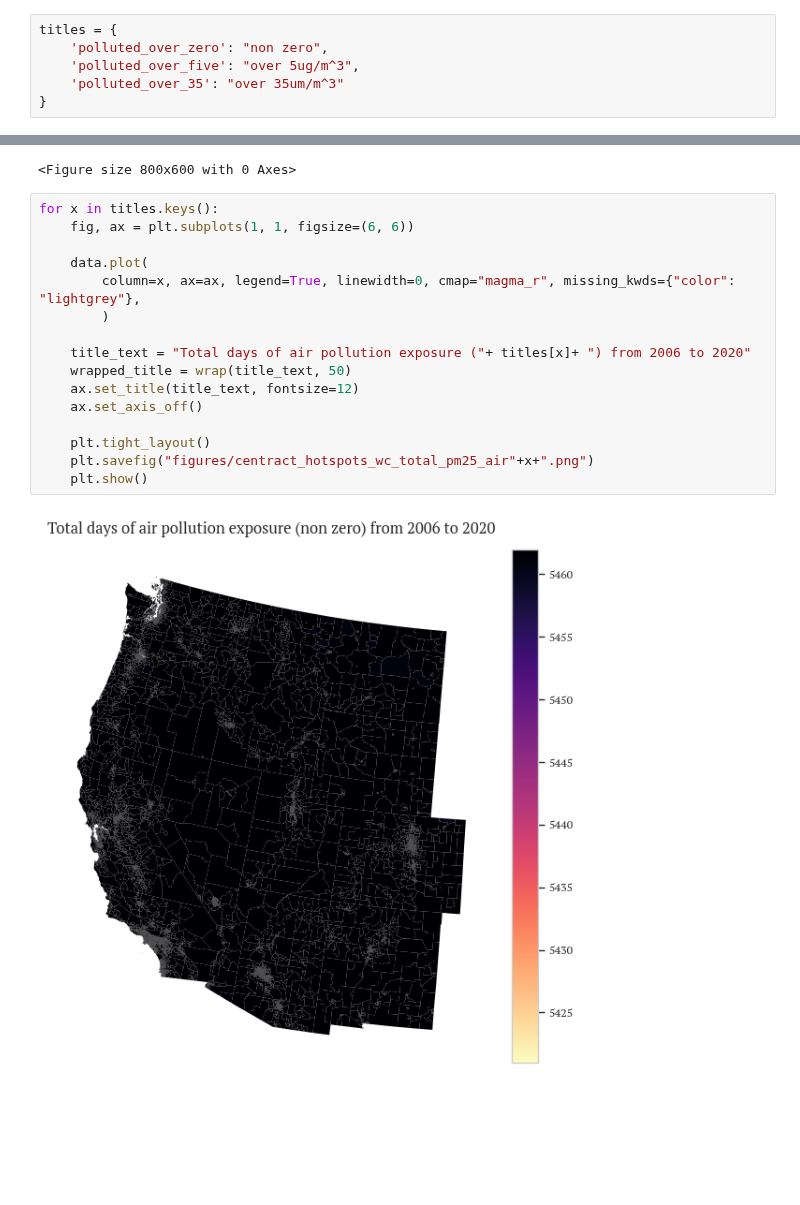
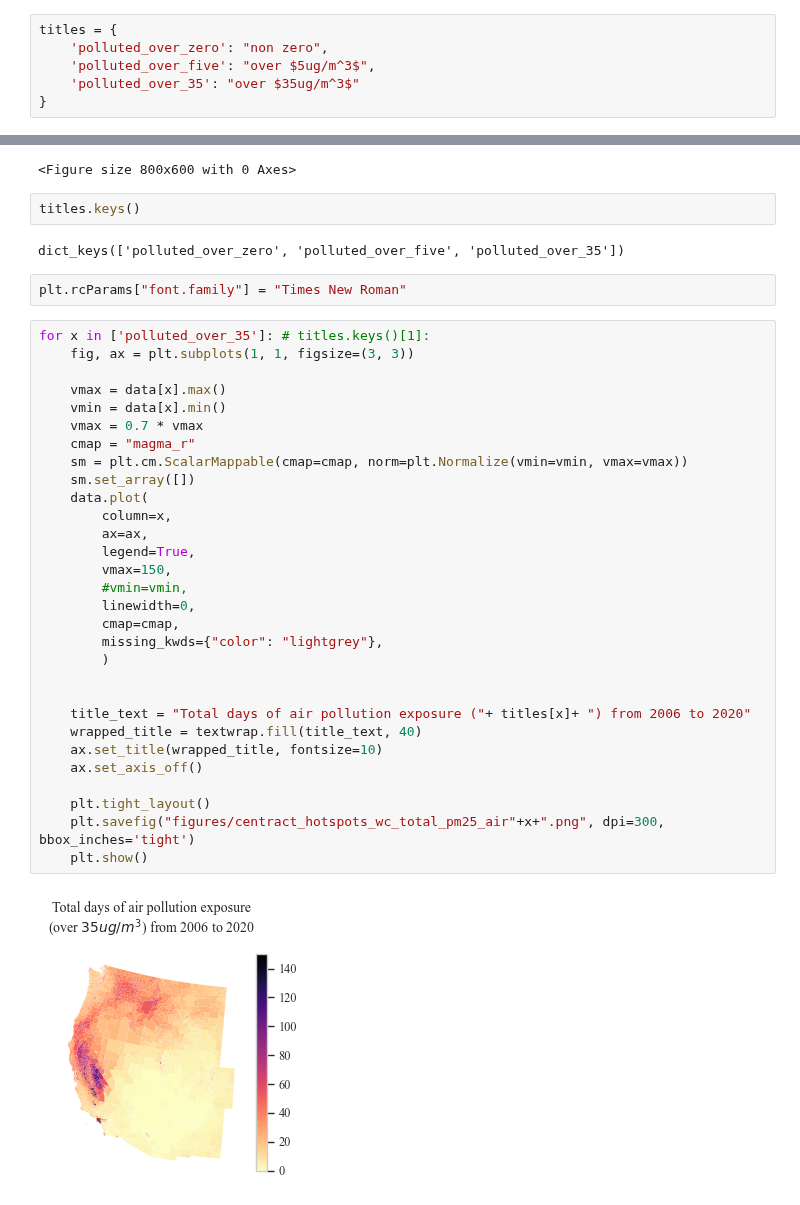
Before and after one commit to NSAPH-Projects/concurrence-climate-hazards, a Jupyter notebook: 302_smoke_pm_vs_total_pm.ipynb, the cells around one changed output, grey strips where cells are left out. Saved outputs shown, nothing was run; the diff lists cells and outputs as text; blank space fills up the shorter version.

Commit message:
update plot

```diff
--- a/302_smoke_pm_vs_total_pm.ipynb
+++ b/302_smoke_pm_vs_total_pm.ipynb
@@ -105,29 +69,49 @@ from textwrap3 import wrap
 # %%
 titles = {
     'polluted_over_zero': "non zero",
-    'polluted_over_five': "over 5ug/m^3",
-    'polluted_over_35': "over 35um/m^3"
+    'polluted_over_five': "over $5ug/m^3$",
+    'polluted_over_35': "over $35ug/m^3$"
 }
 # %%
 import helper_400
 helper_400.set_sns_style()
 # %% [output]
 <Figure size 800x600 with 0 Axes>
+# %%
+titles.keys()
+# %% [output]
+dict_keys(['polluted_over_zero', 'polluted_over_five', 'polluted_over_35'])
+# %%
+plt.rcParams["font.family"] = "Times New Roman"
 # %%
-for x in titles.keys():
-    fig, ax = plt.subplots(1, 1, figsize=(6, 6))
+for x in ['polluted_over_35']: # titles.keys()[1]:
+    fig, ax = plt.subplots(1, 1, figsize=(3, 3))
 
+    vmax = data[x].max()
+    vmin = data[x].min()
+    vmax = 0.7 * vmax
+    cmap = "magma_r"
+    sm = plt.cm.ScalarMappable(cmap=cmap, norm=plt.Normalize(vmin=vmin, vmax=vmax))
+    sm.set_array([])
     data.plot(
-        column=x, ax=ax, legend=True, linewidth=0, cmap="magma_r", missing_kwds={"color": "lightgrey"},
+        column=x,
+        ax=ax,
+        legend=True,
+        vmax=150,
+        #vmin=vmin,
+        linewidth=0,
+        cmap=cmap,
+        missing_kwds={"color": "lightgrey"},
         )
 
+
     title_text = "Total days of air pollution exposure ("+ titles[x]+ ") from 2006 to 2020"
-    wrapped_title = wrap(title_text, 50)
-    ax.set_title(title_text, fontsize=12)
+    wrapped_title = textwrap.fill(title_text, 40)
+    ax.set_title(wrapped_title, fontsize=10)
     ax.set_axis_off()
 
     plt.tight_layout()
-    plt.savefig("figures/centract_hotspots_wc_total_pm25_air"+x+".png")
+    plt.savefig("figures/centract_hotspots_wc_total_pm25_air"+x+".png", dpi=300, bbox_inches='tight')
     plt.show()
 # %% [output]
-[figure, old version]
+[figure, new version]
```
Also changed, not shown: parts of 8 cells of this notebook.
